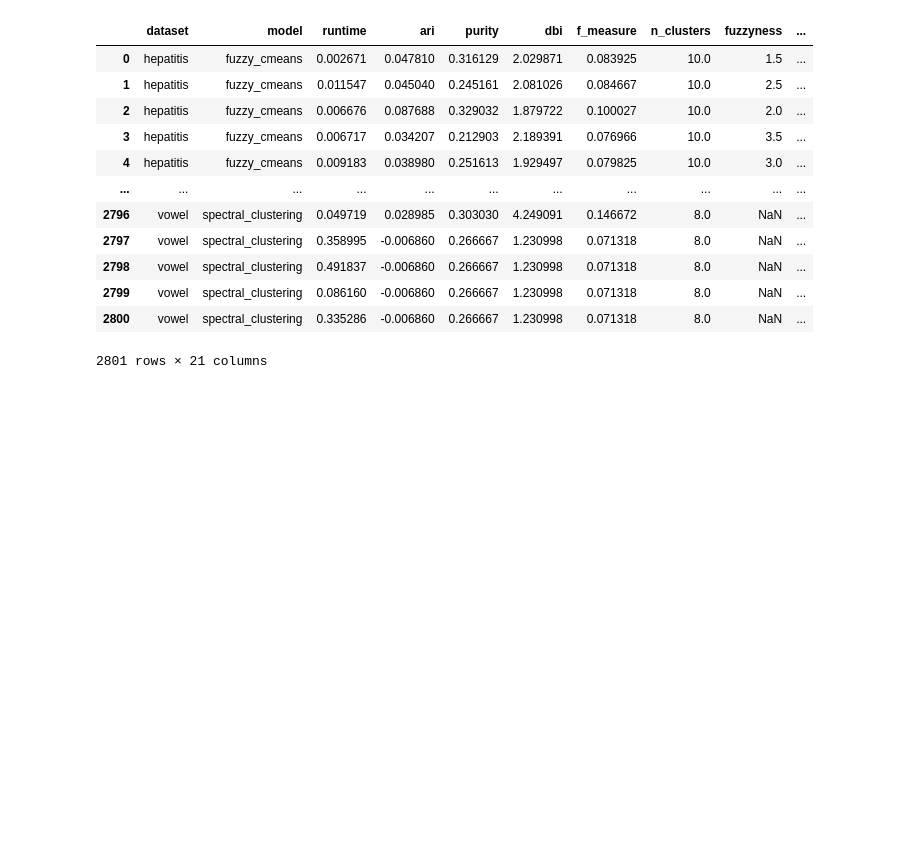
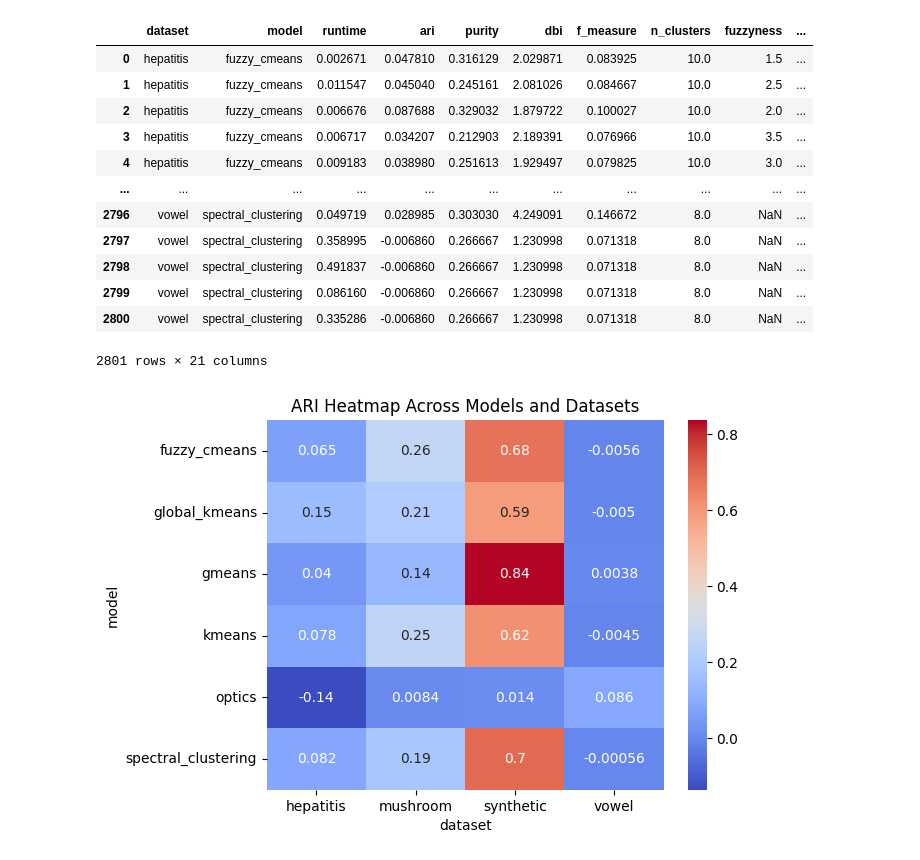
Before and after one commit to ZachParent/mai-intro-to-machine-learning, a Jupyter notebook: work3/notebooks/05.-CarlosJimenez-test_plot_functions_part2.ipynb, the cells around one changed output. Cells and saved outputs as stored; diff of their text form; code cells hidden in the pictures; blank space fills up the shorter version.

```diff
--- a/work3/notebooks/05.-CarlosJimenez-test_plot_functions_part2.ipynb
+++ b/work3/notebooks/05.-CarlosJimenez-test_plot_functions_part2.ipynb
@@ -67,0 +94,12 @@ data
+# %%
+def plot_heatmaps(data):
+    pivot_table = data.pivot_table(
+        index='model', columns='dataset', values='ari', aggfunc='mean'
+    )
+    sns.heatmap(pivot_table, annot=True, cmap='coolwarm')
+    plt.title('ARI Heatmap Across Models and Datasets')
+    plt.show()
+# %%
+plot_heatmaps(data)
+# %% [output]
+[figure, added]
```
Also changed, not shown: parts of 6 cells of this notebook, 2 other files.
